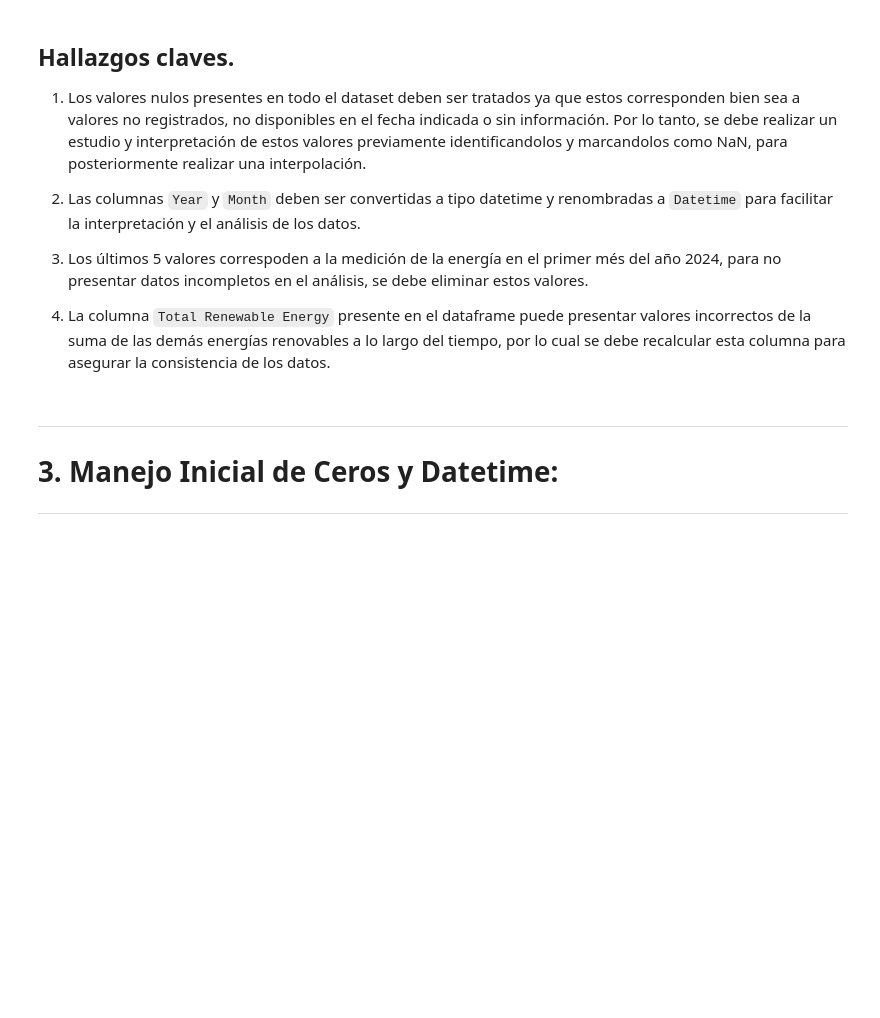
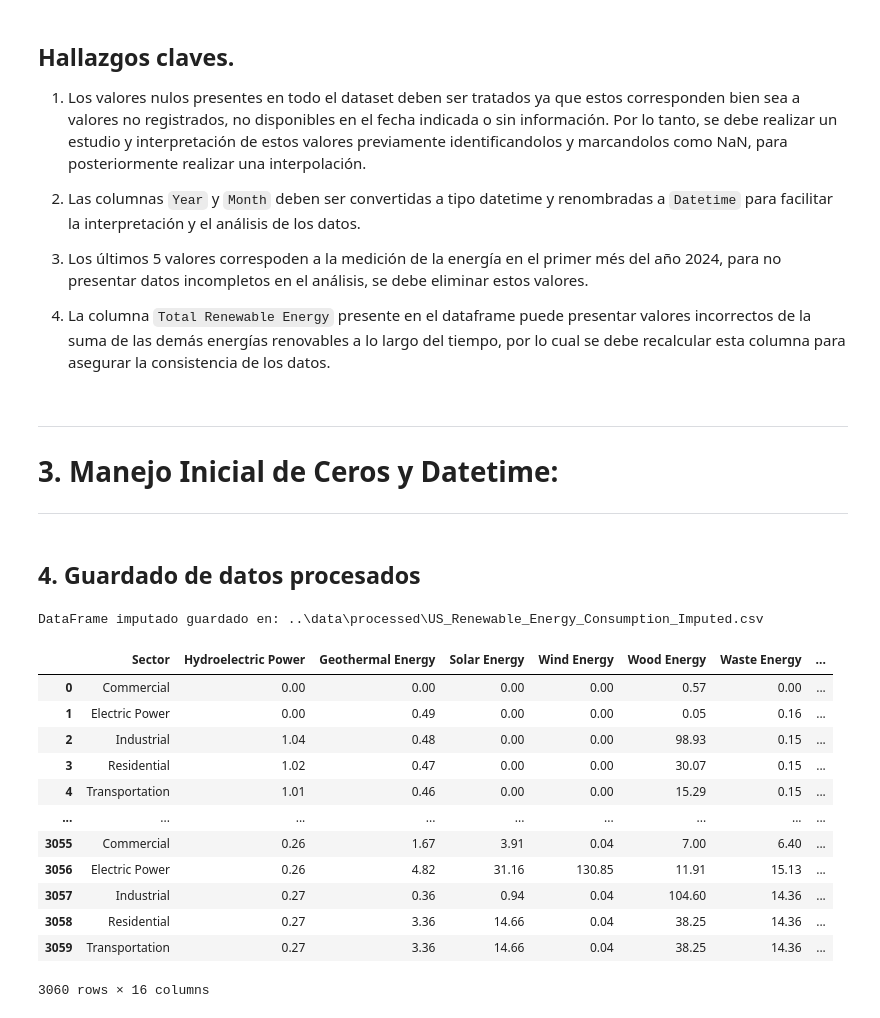
Before and after one commit to JeanPoolM/US_Renewable_Energy_Forecast, a Jupyter notebook: 01_data_preparation/notebooks/01_data_ingestion_understanding.ipynb, the cells around one changed output. Saved outputs shown, nothing was run; the diff lists cells and outputs as text; code cells hidden in the pictures; blank space fills up the shorter version.

```diff
--- a/01_data_preparation/notebooks/01_data_ingestion_understanding.ipynb
+++ b/01_data_preparation/notebooks/01_data_ingestion_understanding.ipynb
@@ -137,0 +113,12 @@ df['Sector'] = df['Sector'].astype('category').copy()  # Convertir la columna 'S
+# %%
+# se convierten la columna 'Sector' a tipo categórico
+df['Sector'] = df['Sector'].astype('category')  # Convertir la columna 'Sector' a tipo categórico
+# %%
+# Se identifican las columnas claves de Dataframe
+consumption_columns = [
+    'Hydroelectric Power', 'Geothermal Energy', 'Solar Energy',
+    'Wind Energy', 'Wood Energy', 'Waste Energy',
+    'Fuel Ethanol, Excluding Denaturant','Biomass Losses and Co-products',
+    'Biomass Energy','Renewable Diesel Fuel',
+    'Other Biofuels','Conventional Hydroelectric Power', 'Biodiesel'
+]
@@ -138,6 +128,33 @@ df['Sector'] = df['Sector'].astype('category').copy()  # Convertir la columna 'S
 # %%
 # Se realiza la interpolación de los valores NaN en las columnas de consumo para corregir la base de datos.
 df_imputed = dl.imputar_datos_consumo(df, consumption_columns)
+# %%
+# Se recalcula el total de energía renovable
+df_imputed['Total Renewable Energy'] = df_imputed[consumption_columns].sum(axis=1)
 # %%
 # Se cambia el nombre del Sector 'Commerical' a 'Commercial'
-df_imputed['Sector'] = df_imputed['Sector'].cat.remove_categories({'Commerical' : 'Commercial'})
+df_imputed['Sector'] = df_imputed['Sector'].cat.rename_categories({'Commerical' : 'Commercial'})
+# %% [markdown]
+## 4. Guardado de datos procesados
+# %%
+# Se guarda el DataFrame imputado en un archivo CSV
+output_path = os.path.join('..', 'data', 'processed', 'US_Renewable_Energy_Consumption_Imputed.csv')
+df_imputed.to_csv(output_path, index=False)
+print(f"\nDataFrame imputado guardado en: {output_path}")
+
+df_imputed
+# %% [output]
+DataFrame imputado guardado en: ..\data\processed\US_Renewable_Energy_Consumption_Imputed.csv
+|  | Sector | Hydroelectric Power | Geothermal Energy | Solar Energy | Wind Energy | Wood Energy | Waste Energy | ... |
+| 0 | Commercial | 0.00 | 0.00 | 0.00 | 0.00 | 0.57 | 0.00 | ... |
+| 1 | Electric Power | 0.00 | 0.49 | 0.00 | 0.00 | 0.05 | 0.16 | ... |
+| 2 | Industrial | 1.04 | 0.48 | 0.00 | 0.00 | 98.93 | 0.15 | ... |
+| 3 | Residential | 1.02 | 0.47 | 0.00 | 0.00 | 30.07 | 0.15 | ... |
+| 4 | Transportation | 1.01 | 0.46 | 0.00 | 0.00 | 15.29 | 0.15 | ... |
+| ... | ... | ... | ... | ... | ... | ... | ... | ... |
+| 3055 | Commercial | 0.26 | 1.67 | 3.91 | 0.04 | 7.00 | 6.40 | ... |
+| 3056 | Electric Power | 0.26 | 4.82 | 31.16 | 130.85 | 11.91 | 15.13 | ... |
+| 3057 | Industrial | 0.27 | 0.36 | 0.94 | 0.04 | 104.60 | 14.36 | ... |
+| 3058 | Residential | 0.27 | 3.36 | 14.66 | 0.04 | 38.25 | 14.36 | ... |
+| 3059 | Transportation | 0.27 | 3.36 | 14.66 | 0.04 | 38.25 | 14.36 | ... |
+3060 rows × 16 columns
```
Also changed, not shown: parts of 6 cells of this notebook, 6 other files.
